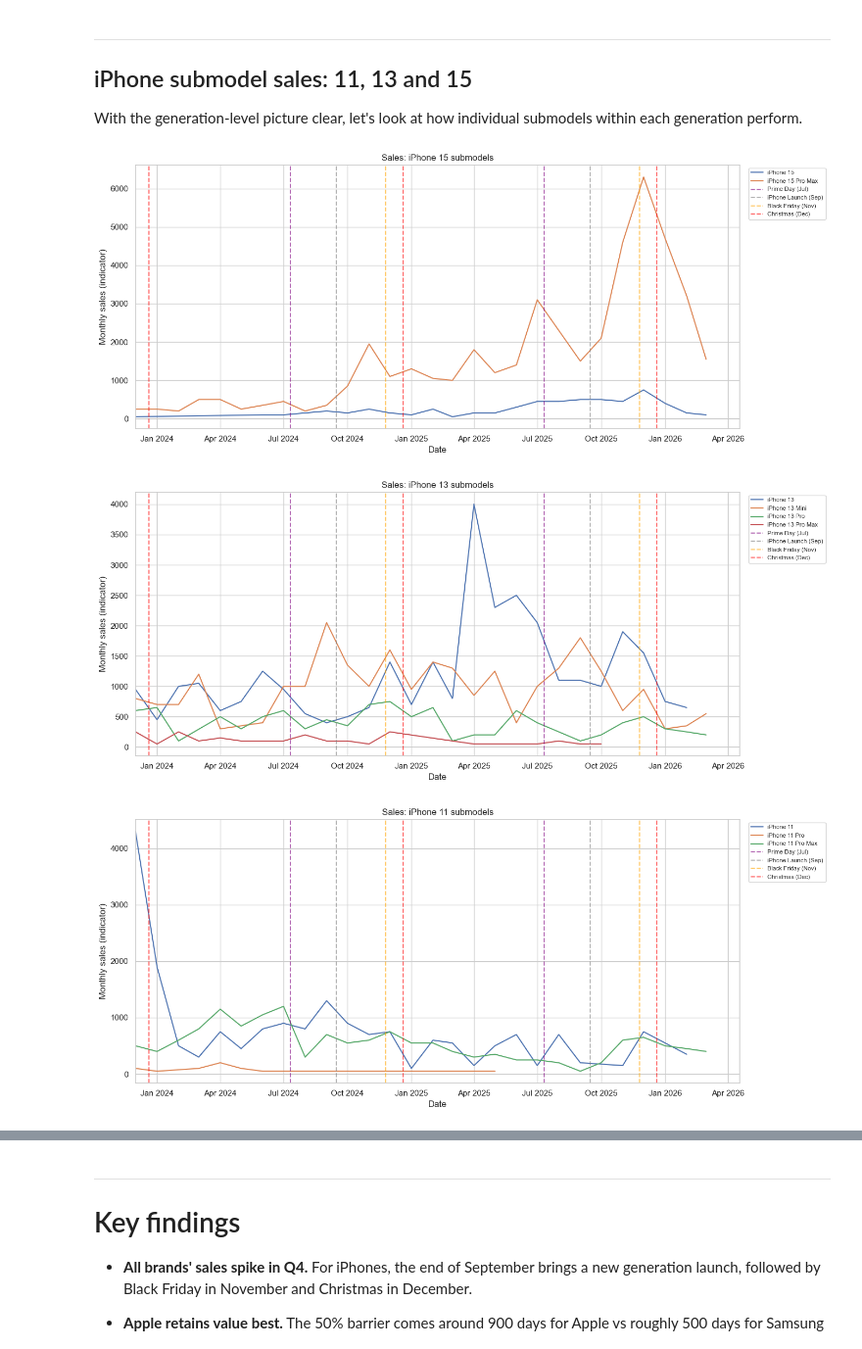
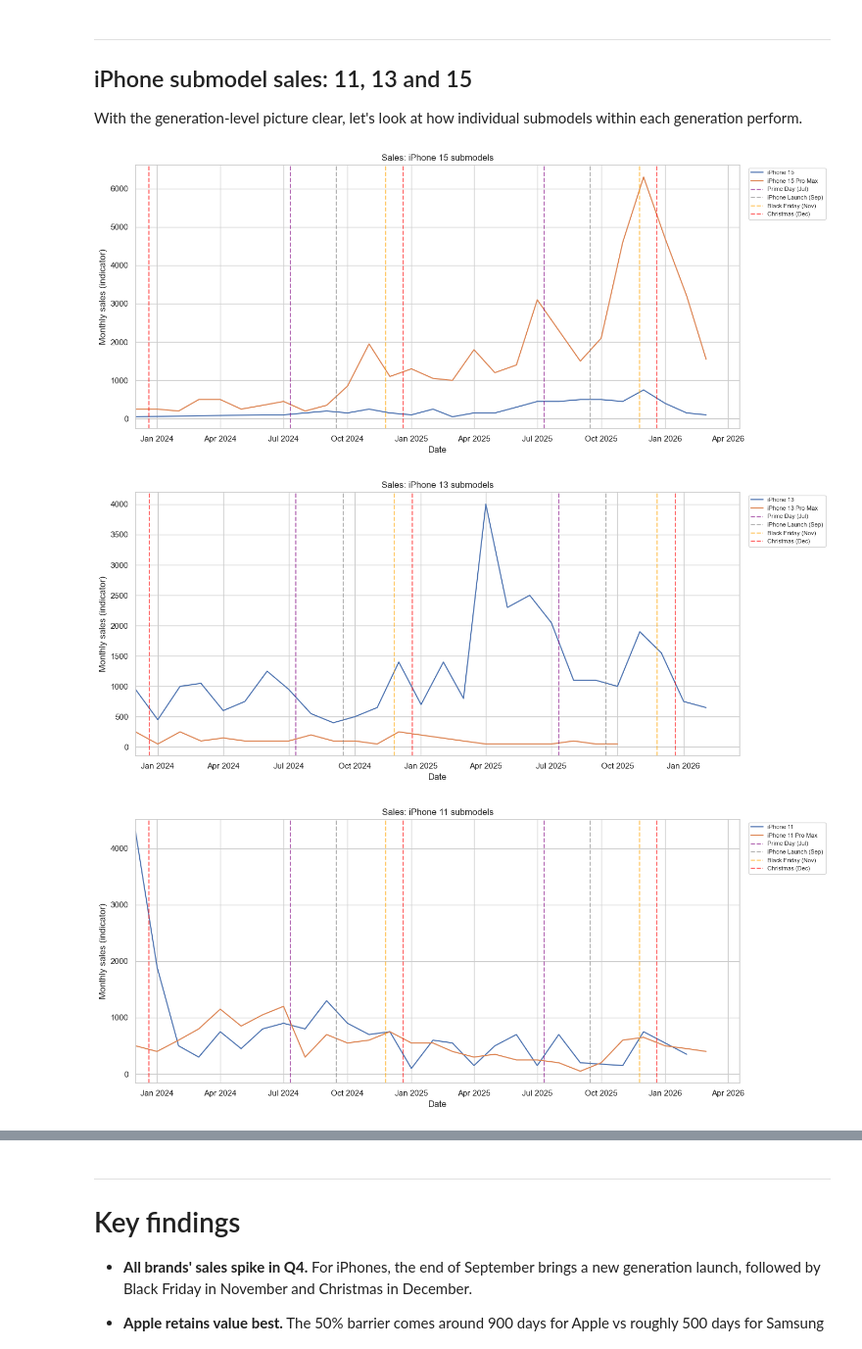
Before and after one commit to ady7ady7/python_agentic_learning, a Jupyter notebook: project1_phones_sales_analytics/notebooks/08_final_project_sns.ipynb, the cells around one changed output, grey strips where cells are left out. Shown at 98% size. Cells and saved outputs as stored; diff of their text form; code cells hidden in the pictures.

```diff
--- a/project1_phones_sales_analytics/notebooks/08_final_project_sns.ipynb
+++ b/project1_phones_sales_analytics/notebooks/08_final_project_sns.ipynb
@@ -1083,42 +1164,42 @@ All of these patterns should be treated with some caution given we are only look
 
 With the generation-level picture clear, let's look at how individual submodels within each generation perform.
 # %%
-iphone15_ms_df = submodel_ms_df[submodel_ms_df['generation_name'] == 'iPhone 15']
-iphone13_ms_df = submodel_ms_df[submodel_ms_df['generation_name'] == 'iPhone 13']
-iphone11_ms_df = submodel_ms_df[submodel_ms_df['generation_name'] == 'iPhone 11']
+iphone15_ms_df = submodel_ms_df[(submodel_ms_df['generation_name'] == 'iPhone 15') & (submodel_ms_df['tier'].isin(['Base', 'Pro Max']))]
+iphone13_ms_df = submodel_ms_df[(submodel_ms_df['generation_name'] == 'iPhone 13') & (submodel_ms_df['tier'].isin(['Base', 'Pro Max']))]
+iphone11_ms_df = submodel_ms_df[(submodel_ms_df['generation_name'] == 'iPhone 11') & (submodel_ms_df['tier'].isin(['Base', 'Pro Max']))]
 
 def add_vlines(ax):
     ax.axvline(pd.Timestamp('2023-07-11'), color='purple', linestyle='--', linewidth=1.5, alpha=0.6, label='Prime Day (Jul)')
     ax.axvline(pd.Timestamp('2023-09-15'), color='gray', linestyle='--', linewidth=1.5, alpha=0.6, label='iPhone Launch (Sep)')
     ax.axvline(pd.Timestamp('2023-11-25'), color='orange', linestyle='--', linewidth=1.5, alpha=0.6, label='Black Friday (Nov)')
     ax.axvline(pd.Timestamp('2023-12-20'), color='red', linestyle='--', linewidth=1.5, alpha=0.6, label='Christmas (Dec)')
     for year in range(2024, 2026):
         ax.axvline(pd.Timestamp(f'{year}-07-11'), color='purple', linestyle='--', linewidth=1.5, alpha=0.6)
         ax.axvline(pd.Timestamp(f'{year}-09-15'), color='gray', linestyle='--', linewidth=1.5, alpha=0.6)
         ax.axvline(pd.Timestamp(f'{year}-11-25'), color='orange', linestyle='--', linewidth=1.5, alpha=0.6)
         ax.axvline(pd.Timestamp(f'{year}-12-20'), color='red', linestyle='--', linewidth=1.5, alpha=0.6)
 
 for gen_df, title in [
     (iphone15_ms_df, 'iPhone 15 submodels'),
     (iphone13_ms_df, 'iPhone 13 submodels'),
     (iphone11_ms_df, 'iPhone 11 submodels'),
 ]:
     fig, ax = plt.subplots(figsize=(14, 6))
     sns.lineplot(data=gen_df, x='month_year', y='monthly_sold', hue='submodel_name', ax=ax)
     add_vlines(ax)
     handles, labels = ax.get_legend_handles_labels()
     ax.legend(handles=handles, labels=labels, bbox_to_anchor=(1.01, 1), loc='upper left', fontsize=8)
     ax.xaxis.set_major_formatter(mdates.DateFormatter('%b %Y'))
     ax.set_title(f'Sales: {title}')
     ax.set_xlabel('Date')
     ax.set_ylabel('Monthly sales (indicator)')
     ax.set_xlim(left=pd.Timestamp('2023-12-01'))
     plt.tight_layout()
     plt.show()
 # %% [output]
 [figure]
-[figure, old version]
+[figure, new version]
-[figure, old version]
+[figure, new version]
 # %% [markdown]
 ## iPhone 15: Pro Max dominance in year two
 The Pro Max is volatile, spiking sharply after the iPhone 16 launch and even more after the iPhone 17. Buyers appear to wait out the first year, knowing the sharpest price drop happens there, then jump in when the next generation launches and drives the price down further. The base iPhone 15 stays flat and stable throughout.
```
Also changed, not shown: parts of 5 cells of this notebook, 2 other files.
